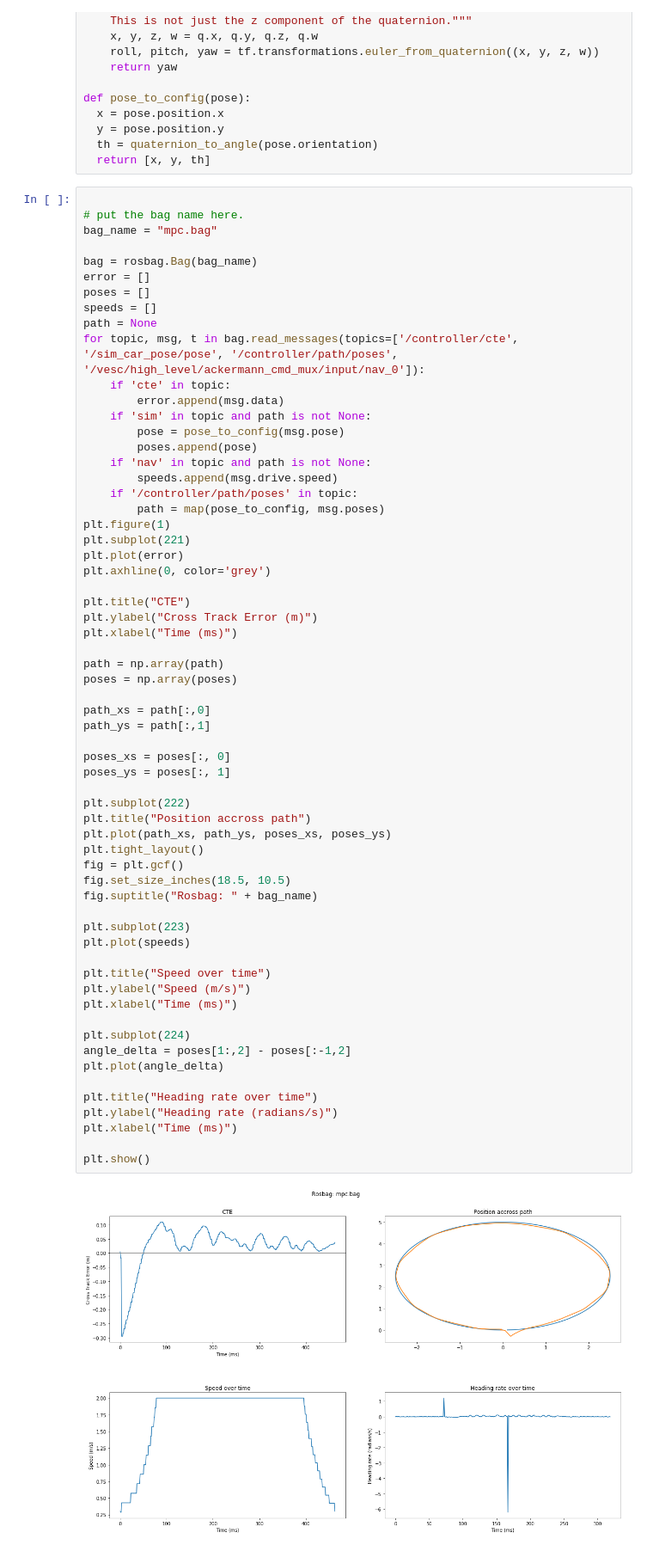
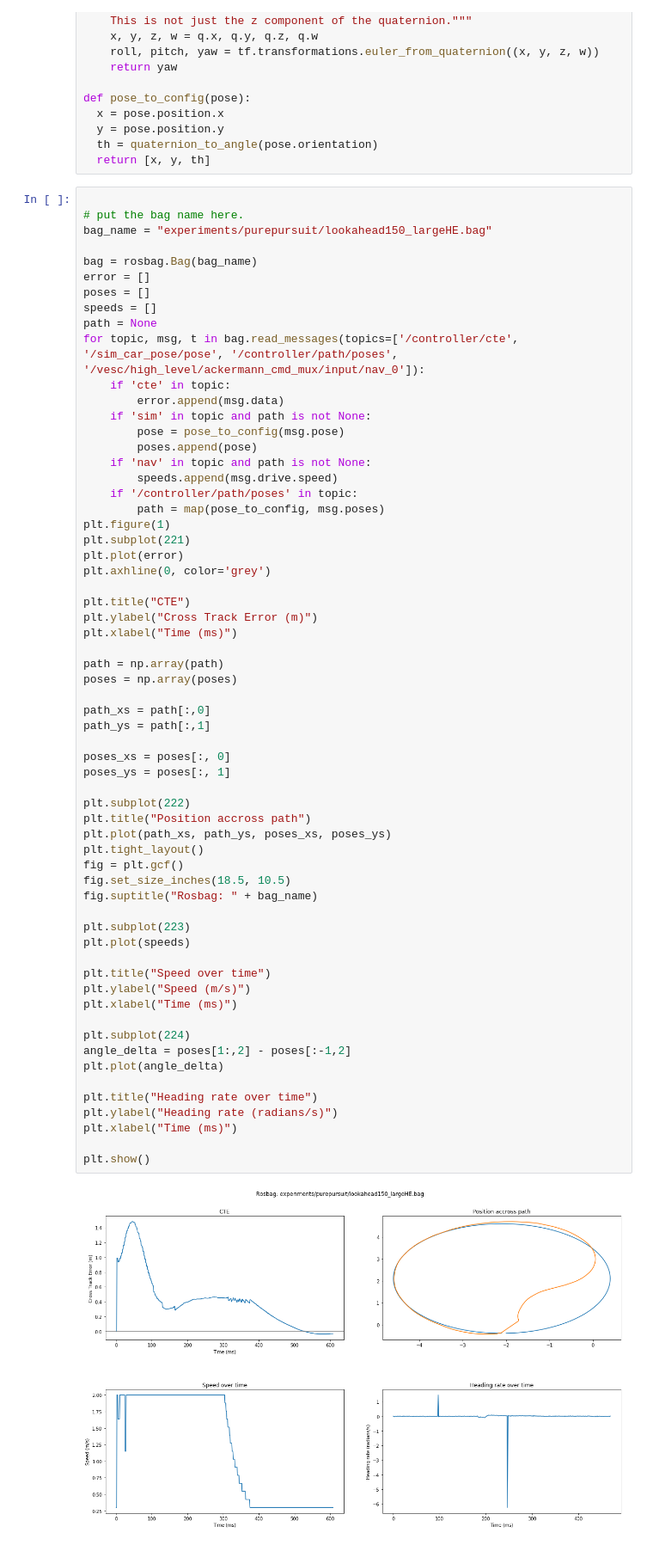
Before and after one commit to nathanyi96/490R-Mobile-Robots, a Jupyter notebook: src/lab2/bags/Controller Plotting.ipynb, the cells around one changed output. Shown at 86% size. Cells and saved outputs as stored; diff of their text form.

```diff
--- a/src/lab2/bags/Controller Plotting.ipynb
+++ b/src/lab2/bags/Controller Plotting.ipynb
@@ -21,7 +21,7 @@ def pose_to_config(pose):
 # %%
 
 # put the bag name here.
-bag_name = "mpc.bag"
+bag_name = "experiments/purepursuit/lookahead150_largeHE.bag"
 
 bag = rosbag.Bag(bag_name)
 error = []
@@ -54,31 +54,31 @@ path_xs = path[:,0]
 path_ys = path[:,1]
 
 poses_xs = poses[:, 0]
 poses_ys = poses[:, 1]
 
 plt.subplot(222)
 plt.title("Position accross path")
 plt.plot(path_xs, path_ys, poses_xs, poses_ys)
 plt.tight_layout()
 fig = plt.gcf()
 fig.set_size_inches(18.5, 10.5)
 fig.suptitle("Rosbag: " + bag_name)
 
 plt.subplot(223)
 plt.plot(speeds)
 
 plt.title("Speed over time")
 plt.ylabel("Speed (m/s)")
 plt.xlabel("Time (ms)")
 
 plt.subplot(224)
 angle_delta = poses[1:,2] - poses[:-1,2]
 plt.plot(angle_delta)
 
 plt.title("Heading rate over time")
 plt.ylabel("Heading rate (radians/s)")
 plt.xlabel("Time (ms)")
 
 plt.show()
 # %% [output]
-[figure, old version]
+[figure, new version]
```
Also changed, not shown: 9 other files.
